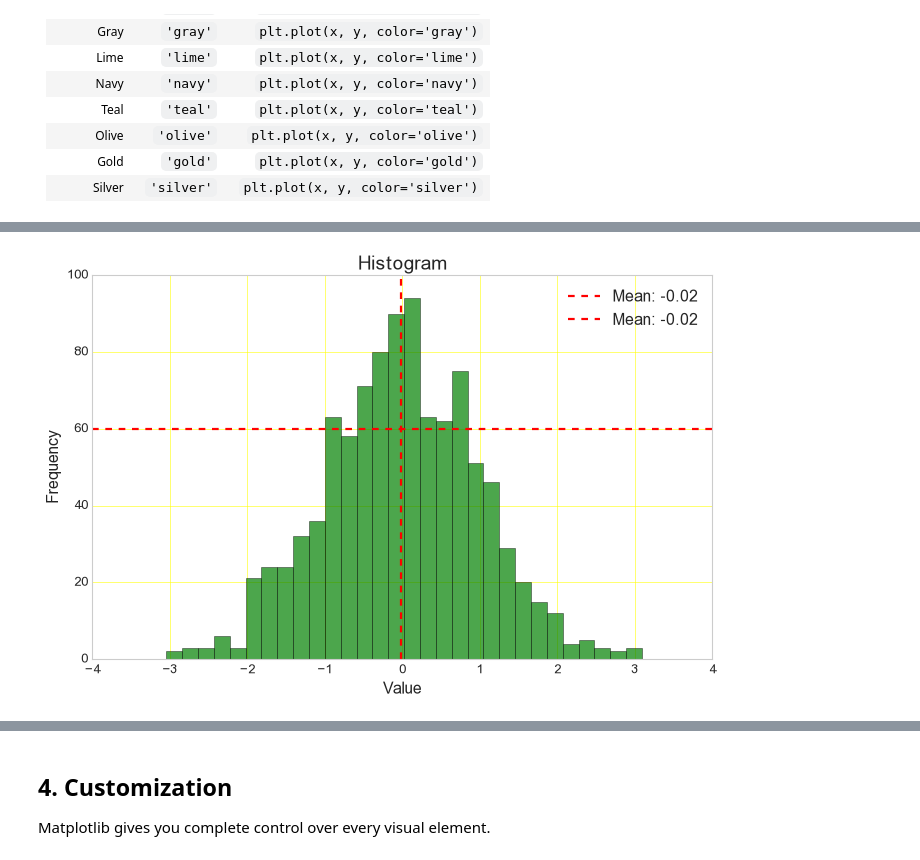
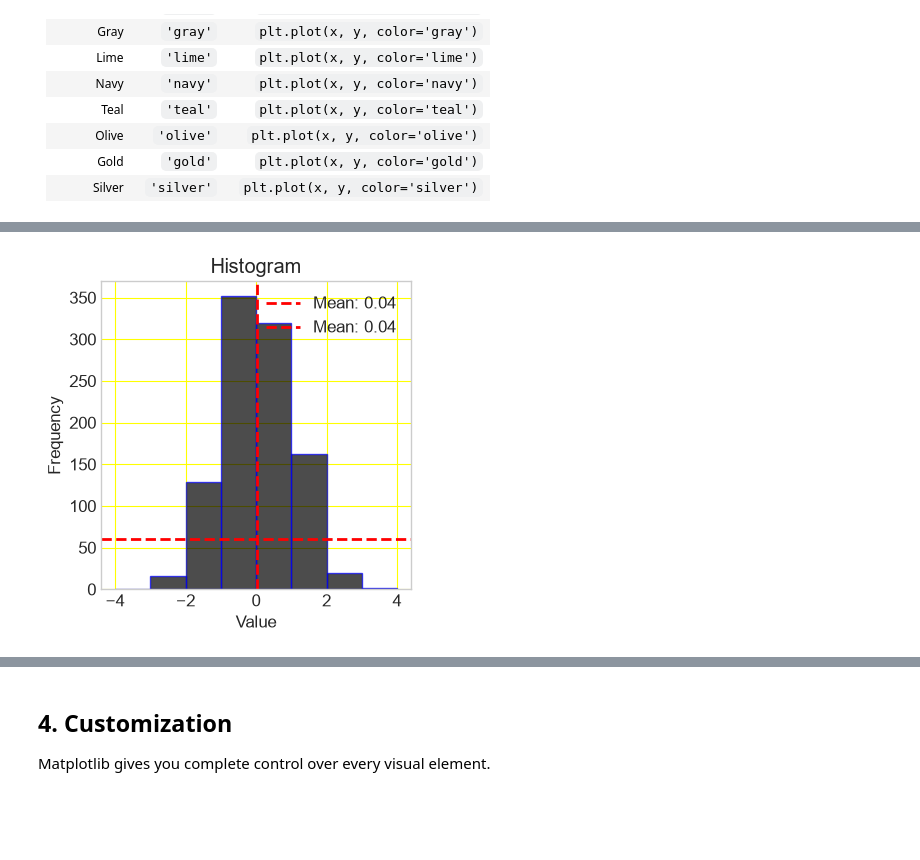
Before and after one commit to shubhamwaghmare108/B07_Python, a Jupyter notebook: MatplotlibHandbook.ipynb, the cells around one changed output, grey strips where cells are left out. Saved outputs shown, nothing was run; the diff lists cells and outputs as text; code cells hidden in the pictures; blank space fills up the shorter version.

```diff
--- a/MatplotlibHandbook.ipynb
+++ b/MatplotlibHandbook.ipynb
@@ -348,17 +335,17 @@ plt.show()
 # %%
 # Histogram
 data = np.random.randn(1000)
-
-plt.hist(data, bins=30, color='green', alpha=0.7, edgecolor='black')
+plt.figure(figsize=(4,4))
+plt.hist(data, bins=[-4,-3,-2,-1,0,1,2,3,4], color='black', alpha=0.7, edgecolor='blue')
 plt.xlabel('Value')
 plt.ylabel('Frequency')
 plt.title('Histogram')
 plt.axhline(60, color='red', linestyle='--', label=f'Mean: {data.mean():.2f}')
 plt.axvline(data.mean(), color='red', linestyle='--', label=f'Mean: {data.mean():.2f}')
 plt.legend()
 plt.show()
 # %% [output]
-[figure, old version]
+[figure, new version]
 # %%
 # Box plot (shows median, quartiles, outliers)
 np.random.seed(45)
```
Also changed, not shown: parts of 24 cells of this notebook, 2 other files.
